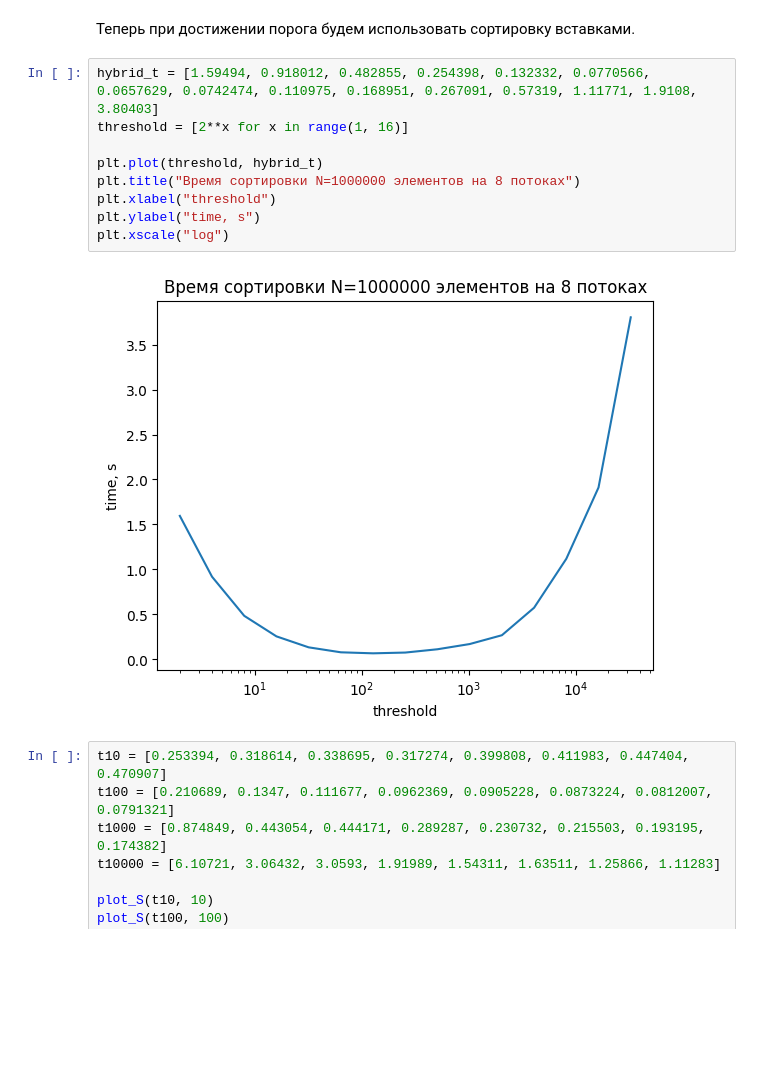
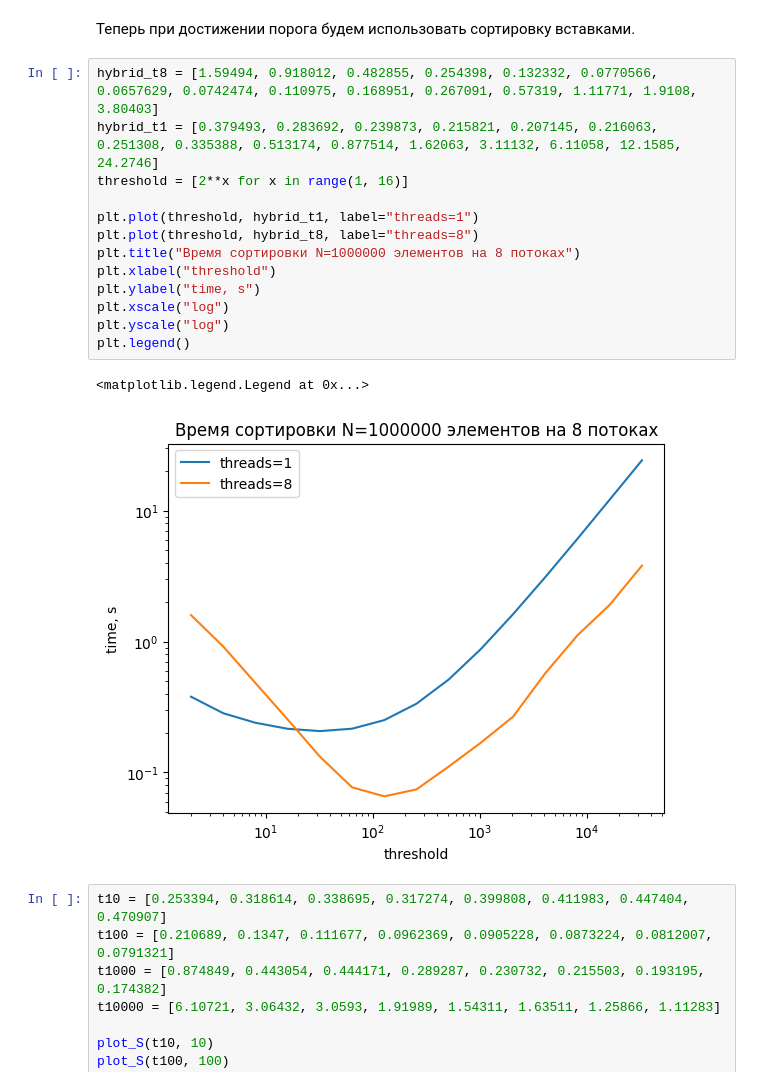
Before and after one commit to VoyakaGOD/parallel_programming, a Jupyter notebook: special_tasks/omp_task_sorting/benchmarks.ipynb, the cells around one changed output. Drawn from its saved outputs; the diff is of its cells as text; blank space fills up the shorter version.

```diff
--- a/special_tasks/omp_task_sorting/benchmarks.ipynb
+++ b/special_tasks/omp_task_sorting/benchmarks.ipynb
@@ -57,16 +57,21 @@ plt.legend()
 # %% [markdown]
 Теперь при достижении порога будем использовать сортировку вставками.
 # %%
-hybrid_t = [1.59494, 0.918012, 0.482855, 0.254398, 0.132332, 0.0770566, 0.0657629, 0.0742474, 0.110975, 0.168951, 0.267091, 0.57319, 1.11771, 1.9108, 3.80403]
+hybrid_t8 = [1.59494, 0.918012, 0.482855, 0.254398, 0.132332, 0.0770566, 0.0657629, 0.0742474, 0.110975, 0.168951, 0.267091, 0.57319, 1.11771, 1.9108, 3.80403]
+hybrid_t1 = [0.379493, 0.283692, 0.239873, 0.215821, 0.207145, 0.216063, 0.251308, 0.335388, 0.513174, 0.877514, 1.62063, 3.11132, 6.11058, 12.1585, 24.2746]
 threshold = [2**x for x in range(1, 16)]
 
-plt.plot(threshold, hybrid_t)
+plt.plot(threshold, hybrid_t1, label="threads=1")
+plt.plot(threshold, hybrid_t8, label="threads=8")
 plt.title("Время сортировки N=1000000 элементов на 8 потоках")
 plt.xlabel("threshold")
 plt.ylabel("time, s")
 plt.xscale("log")
+plt.yscale("log")
+plt.legend()
 # %% [output]
+<matplotlib.legend.Legend at 0x...>
-[figure, old version]
+[figure, new version]
 # %%
 t10 = [0.253394, 0.318614, 0.338695, 0.317274, 0.399808, 0.411983, 0.447404, 0.470907]
 t100 = [0.210689, 0.1347, 0.111677, 0.0962369, 0.0905228, 0.0873224, 0.0812007, 0.0791321]
```
Also changed, not shown: 1 other file.
